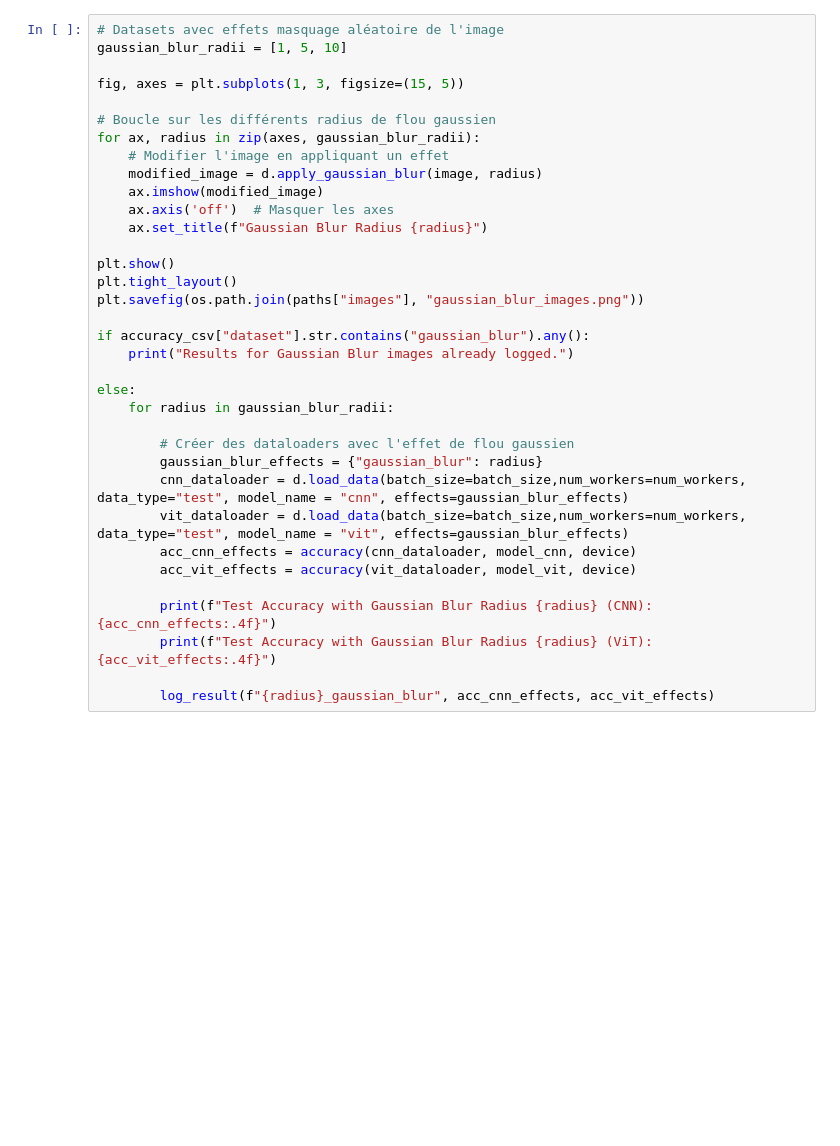
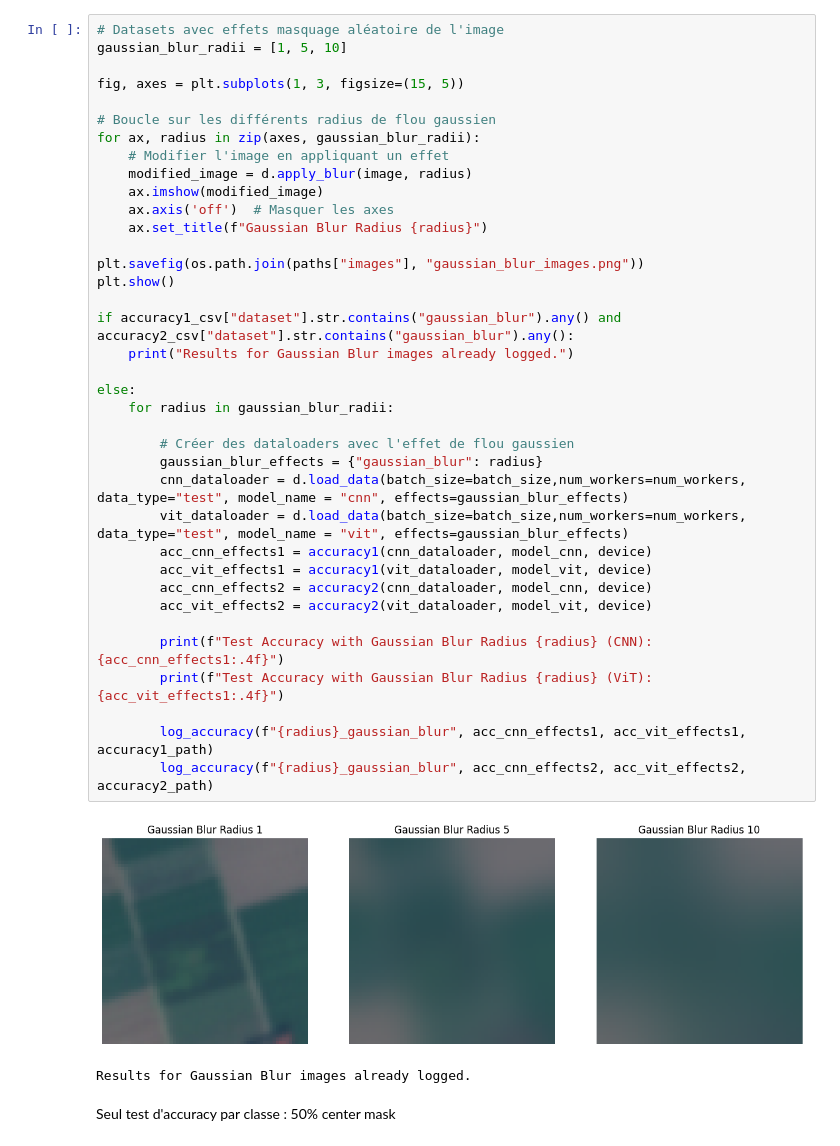
Before and after one commit to sinskid/deep_learning_project, a Jupyter notebook: notebooks/evaluation.ipynb, the cells around one changed output. Saved outputs shown, nothing was run; the diff lists cells and outputs as text; blank space fills up the shorter version.

```diff
--- a/notebooks/evaluation.ipynb
+++ b/notebooks/evaluation.ipynb
@@ -161,35 +234,42 @@ else:
 # %%
 # Datasets avec effets masquage aléatoire de l'image
 gaussian_blur_radii = [1, 5, 10]
 
 fig, axes = plt.subplots(1, 3, figsize=(15, 5))
 
 # Boucle sur les différents radius de flou gaussien
 for ax, radius in zip(axes, gaussian_blur_radii):
     # Modifier l'image en appliquant un effet
-    modified_image = d.apply_gaussian_blur(image, radius)
+    modified_image = d.apply_blur(image, radius)
     ax.imshow(modified_image)
     ax.axis('off')  # Masquer les axes
     ax.set_title(f"Gaussian Blur Radius {radius}")
 
+plt.savefig(os.path.join(paths["images"], "gaussian_blur_images.png"))
 plt.show()
-plt.tight_layout()
-plt.savefig(os.path.join(paths["images"], "gaussian_blur_images.png"))
 
-if accuracy_csv["dataset"].str.contains("gaussian_blur").any():
+if accuracy1_csv["dataset"].str.contains("gaussian_blur").any() and accuracy2_csv["dataset"].str.contains("gaussian_blur").any():
     print("Results for Gaussian Blur images already logged.")
 
 else:
     for radius in gaussian_blur_radii:
 
         # Créer des dataloaders avec l'effet de flou gaussien
         gaussian_blur_effects = {"gaussian_blur": radius}
         cnn_dataloader = d.load_data(batch_size=batch_size,num_workers=num_workers, data_type="test", model_name = "cnn", effects=gaussian_blur_effects)
         vit_dataloader = d.load_data(batch_size=batch_size,num_workers=num_workers, data_type="test", model_name = "vit", effects=gaussian_blur_effects)
-        acc_cnn_effects = accuracy(cnn_dataloader, model_cnn, device)
-        acc_vit_effects = accuracy(vit_dataloader, model_vit, device)
+        acc_cnn_effects1 = accuracy1(cnn_dataloader, model_cnn, device)
+        acc_vit_effects1 = accuracy1(vit_dataloader, model_vit, device)
+        acc_cnn_effects2 = accuracy2(cnn_dataloader, model_cnn, device)
+        acc_vit_effects2 = accuracy2(vit_dataloader, model_vit, device)
 
-        print(f"Test Accuracy with Gaussian Blur Radius {radius} (CNN): {acc_cnn_effects:.4f}")
-        print(f"Test Accuracy with Gaussian Blur Radius {radius} (ViT): {acc_vit_effects:.4f}")
+        print(f"Test Accuracy with Gaussian Blur Radius {radius} (CNN): {acc_cnn_effects1:.4f}")
+        print(f"Test Accuracy with Gaussian Blur Radius {radius} (ViT): {acc_vit_effects1:.4f}")
 
-        log_result(f"{radius}_gaussian_blur", acc_cnn_effects, acc_vit_effects)
+        log_accuracy(f"{radius}_gaussian_blur", acc_cnn_effects1, acc_vit_effects1, accuracy1_path)
+        log_accuracy(f"{radius}_gaussian_blur", acc_cnn_effects2, acc_vit_effects2, accuracy2_path)
+# %% [output]
+[figure, added]
+Results for Gaussian Blur images already logged.
+# %% [markdown]
+Seul test d'accuracy par classe : 50% center mask
```
Also changed, not shown: parts of 8 cells of this notebook, 13 other files.
